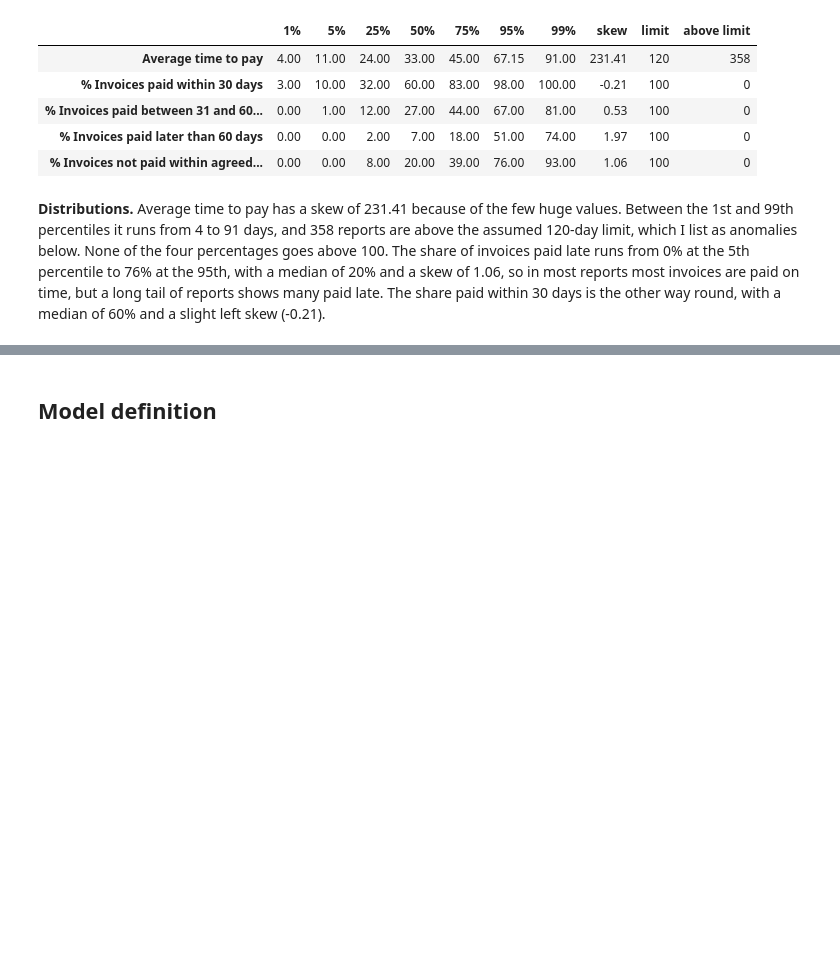
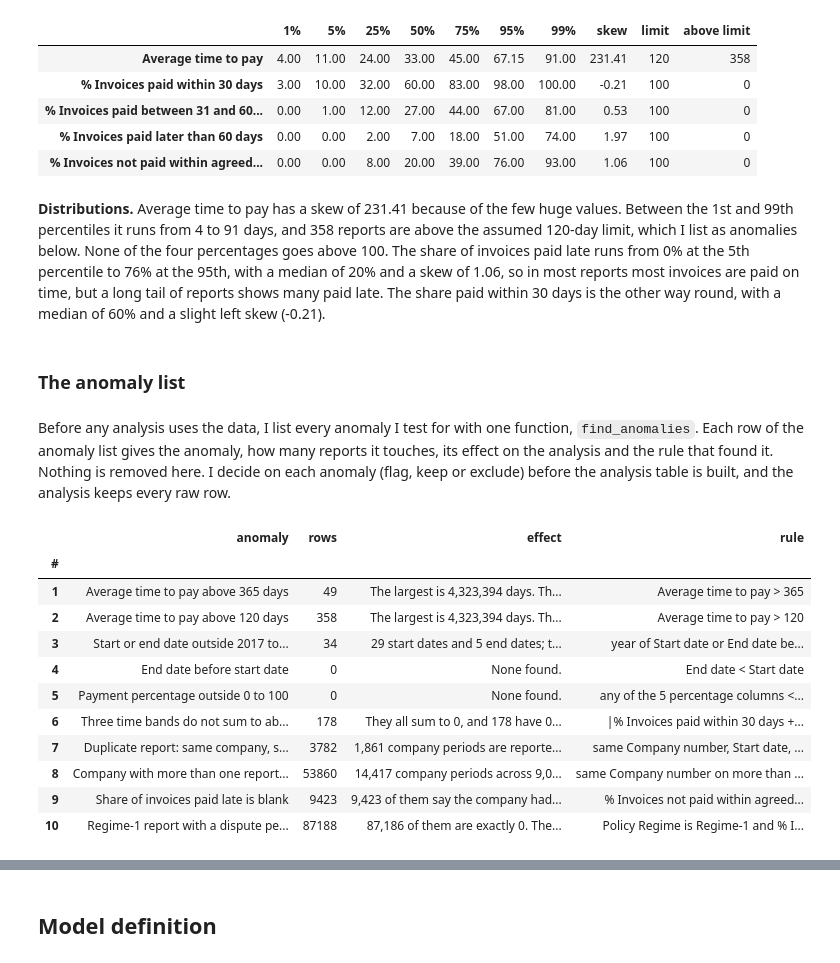
Before and after one commit to PaddyGilliland1/statistical-analysis-project, a Jupyter notebook: analysis.ipynb, the cells around one changed output, grey strips where cells are left out. Cells and saved outputs as stored; diff of their text form; code cells hidden in the pictures; blank space fills up the shorter version.

Commit message:
List the anomalies in the data

```diff
--- a/analysis.ipynb
+++ b/analysis.ipynb
@@ -289,3 +289,7 @@ distributions
 | % Invoices not paid within agreed... | 0.00 | 0.00 | 8.00 | 20.00 | 39.00 | 76.00 | 93.00 | 1.06 | 100 | 0 |
 # %% [markdown]
 **Distributions.** Average time to pay has a skew of 231.41 because of the few huge values. Between the 1st and 99th percentiles it runs from 4 to 91 days, and 358 reports are above the assumed 120-day limit, which I list as anomalies below. None of the four percentages goes above 100. The share of invoices paid late runs from 0% at the 5th percentile to 76% at the 95th, with a median of 20% and a skew of 1.06, so in most reports most invoices are paid on time, but a long tail of reports shows many paid late. The share paid within 30 days is the other way round, with a median of 60% and a slight left skew (-0.21).
+# %% [markdown]
+### The anomaly list
+# %% [markdown]
+Before any analysis uses the data, I list every anomaly I test for with one function, `find_anomalies`. Each row of the anomaly list gives the anomaly, how many reports it touches, its effect on the analysis and the rule that found it. Nothing is removed here. I decide on each anomaly (flag, keep or exclude) before the analysis table is built, and the analysis keeps every raw row.
@@ -291,0 +493,27 @@ distributions
+# %%
+# The limits are the ones fixed for this project: dates within 2017 to 2026,
+# an assumed 120 days with 365 as the extreme case, and 2 points either side
+# of 100 for the bands, which are published as whole numbers.
+anomalies = find_anomalies(
+    df,
+    col,
+    percent_columns=[name for name in df.columns if name.startswith("%")],
+    periods={"2018 to 2019": (2018, 2019), "2023 to 2024": (2023, 2024)},
+    years=(2017, 2026),
+    day_limits=(365, 120),
+    band_tolerance=2,
+)
+anomalies
+# %% [output]
+|  | anomaly | rows | effect | rule |
+| # |  |  |  |  |
+| 1 | Average time to pay above 365 days | 49 | The largest is 4,323,394 days. Th... | Average time to pay > 365 |
+| 2 | Average time to pay above 120 days | 358 | The largest is 4,323,394 days. Th... | Average time to pay > 120 |
+| 3 | Start or end date outside 2017 to... | 34 | 29 start dates and 5 end dates; t... | year of Start date or End date be... |
+| 4 | End date before start date | 0 | None found. | End date < Start date |
+| 5 | Payment percentage outside 0 to 100 | 0 | None found. | any of the 5 percentage columns <... |
+| 6 | Three time bands do not sum to ab... | 178 | They all sum to 0, and 178 have 0... | |% Invoices paid within 30 days +... |
+| 7 | Duplicate report: same company, s... | 3782 | 1,861 company periods are reporte... | same Company number, Start date, ... |
+| 8 | Company with more than one report... | 53860 | 14,417 company periods across 9,0... | same Company number on more than ... |
+| 9 | Share of invoices paid late is blank | 9423 | 9,423 of them say the company had... | % Invoices not paid within agreed... |
+| 10 | Regime-1 report with a dispute pe... | 87188 | 87,186 of them are exactly 0. The... | Policy Regime is Regime-1 and % I... |
```
Also changed, not shown: parts of 2 cells of this notebook.
